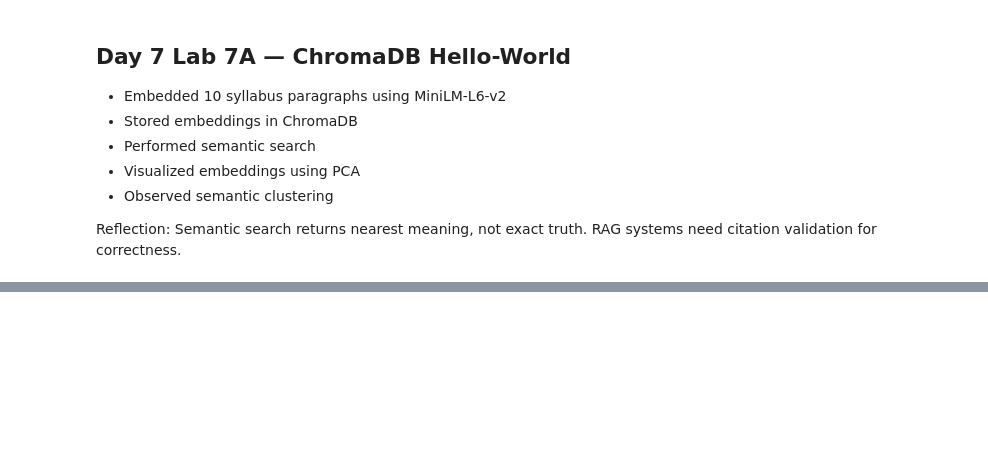
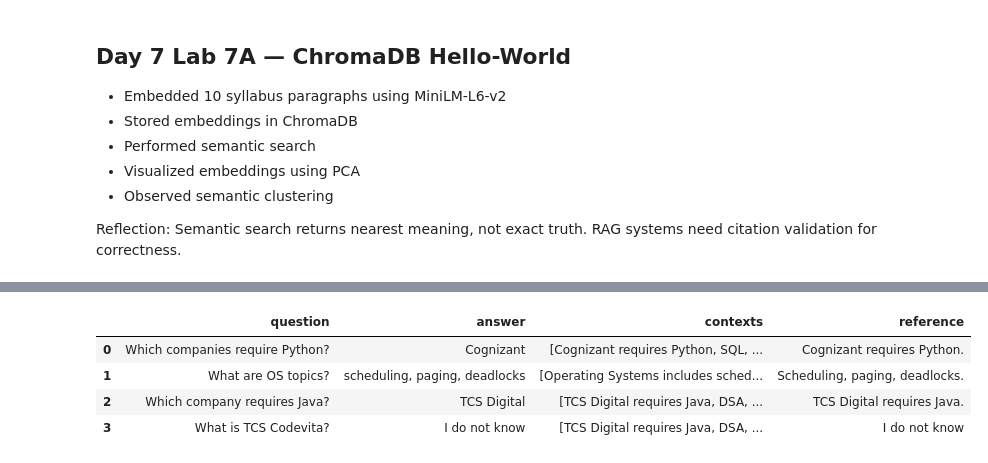
Before and after one commit to MadhukumarMMK/ai-mentor-portfolio, a Jupyter notebook: Day7A_RAG_Chatbot.ipynb, the cells around one changed output, grey strips where cells are left out. Cells and saved outputs as stored; diff of their text form; code cells hidden in the pictures; blank space fills up the shorter version.

```diff
--- a/Day7A_RAG_Chatbot.ipynb
+++ b/Day7A_RAG_Chatbot.ipynb
@@ -225,0 +576,40 @@ RAG systems need citation validation for correctness.
+# %%
+eval_rows = []
+
+for t in test_questions:
+
+    try:
+
+        result = ask_rag(
+            t["question"]
+        )
+
+        eval_rows.append({
+
+            "question": t["question"],
+
+            "answer": result["answer"],
+
+            "contexts": result["contexts"],
+
+            "reference": t["reference"]
+        })
+
+        print("\n===================")
+
+        print("QUESTION:")
+        print(t["question"])
+
+        print("\nANSWER:")
+        print(result["answer"])
+
+        print("\nREFERENCE:")
+        print(t["reference"])
+
+    except Exception as e:
+
+        print("\nFAILED QUESTION:")
+        print(t["question"])
+
+        print("\nERROR:")
+        print(str(e))
@@ -225,0 +634,10 @@ RAG systems need citation validation for correctness.
+# %%
+df = pd.DataFrame(eval_rows)
+
+df
+# %% [output]
+|  | question | answer | contexts | reference |
+| 0 | Which companies require Python? | Cognizant | [Cognizant requires Python, SQL, ... | Cognizant requires Python. |
+| 1 | What are OS topics? | scheduling, paging, deadlocks | [Operating Systems includes sched... | Scheduling, paging, deadlocks. |
+| 2 | Which company requires Java? | TCS Digital | [TCS Digital requires Java, DSA, ... | TCS Digital requires Java. |
+| 3 | What is TCS Codevita? | I do not know | [TCS Digital requires Java, DSA, ... | I do not know |
```
Also changed, not shown: parts of 26 cells of this notebook.
